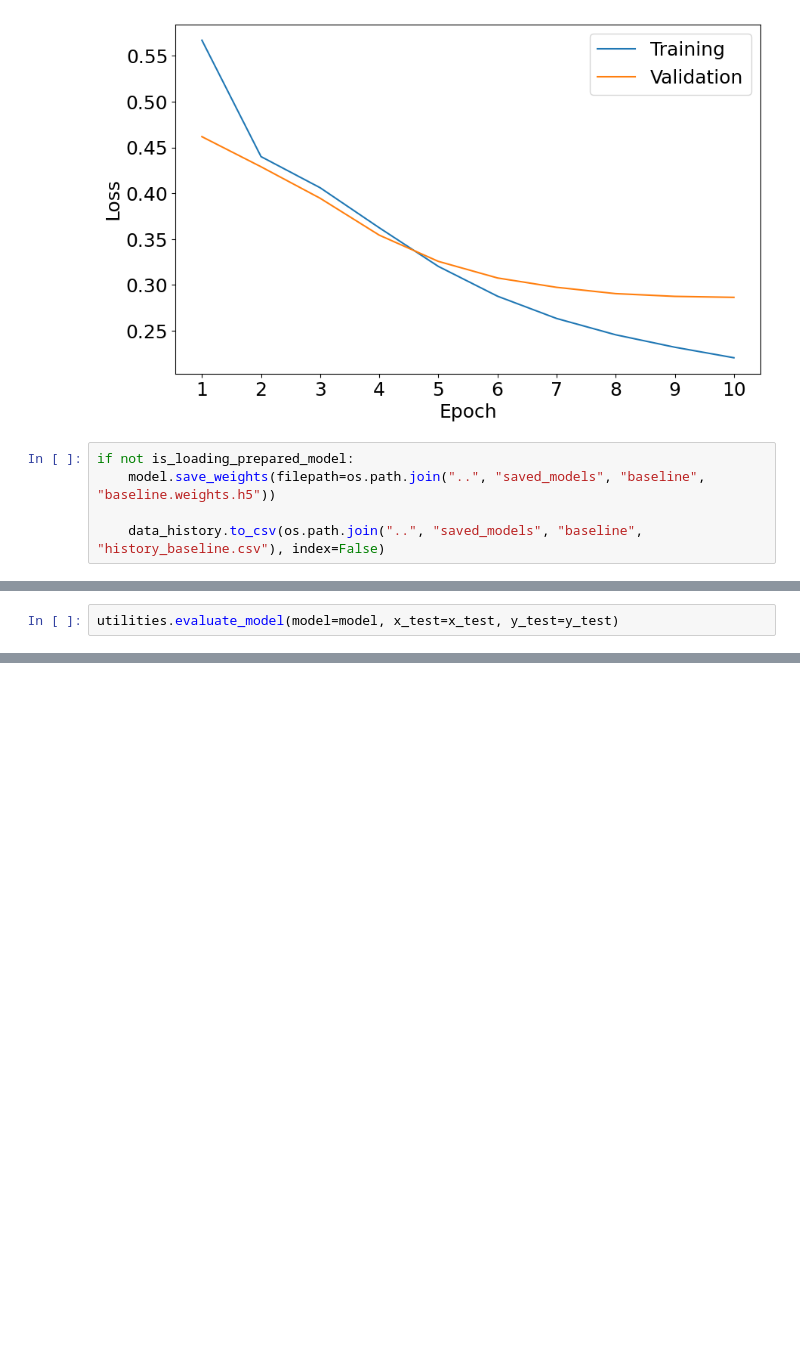
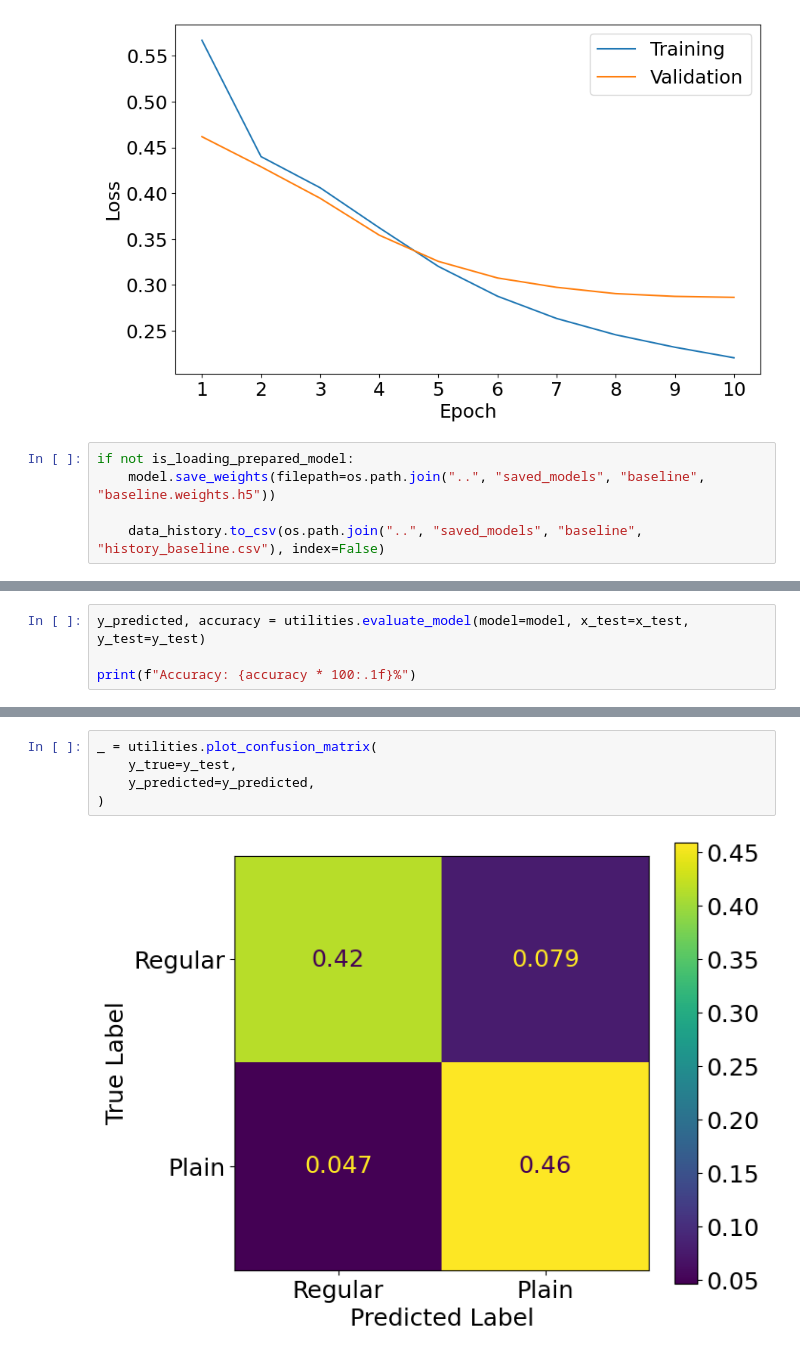
Before and after one commit to HannesMK/plain-language-classification, a Jupyter notebook: 2_BaselineModel/baseline_model.ipynb, the cells around one changed output, grey strips where cells are left out. Cells and saved outputs as stored; diff of their text form; blank space fills up the shorter version.

Commit message:
Adds confusion matrices

```diff
--- a/2_BaselineModel/baseline_model.ipynb
+++ b/2_BaselineModel/baseline_model.ipynb
@@ -142,3 +142,5 @@ Since there are only two classes, and data are well balanced across the two, acc
 # %%
-utilities.evaluate_model(model=model, x_test=x_test, y_test=y_test)
+y_predicted, accuracy = utilities.evaluate_model(model=model, x_test=x_test, y_test=y_test)
+
+print(f"Accuracy: {accuracy * 100:.1f}%")
 # %% [output]
@@ -146,0 +149,7 @@ utilities.evaluate_model(model=model, x_test=x_test, y_test=y_test)
+# %%
+_ = utilities.plot_confusion_matrix(
+    y_true=y_test,
+    y_predicted=y_predicted,
+)
+# %% [output]
+[figure, added]
```
Also changed, not shown: parts of 4 cells of this notebook, 3 other files.
